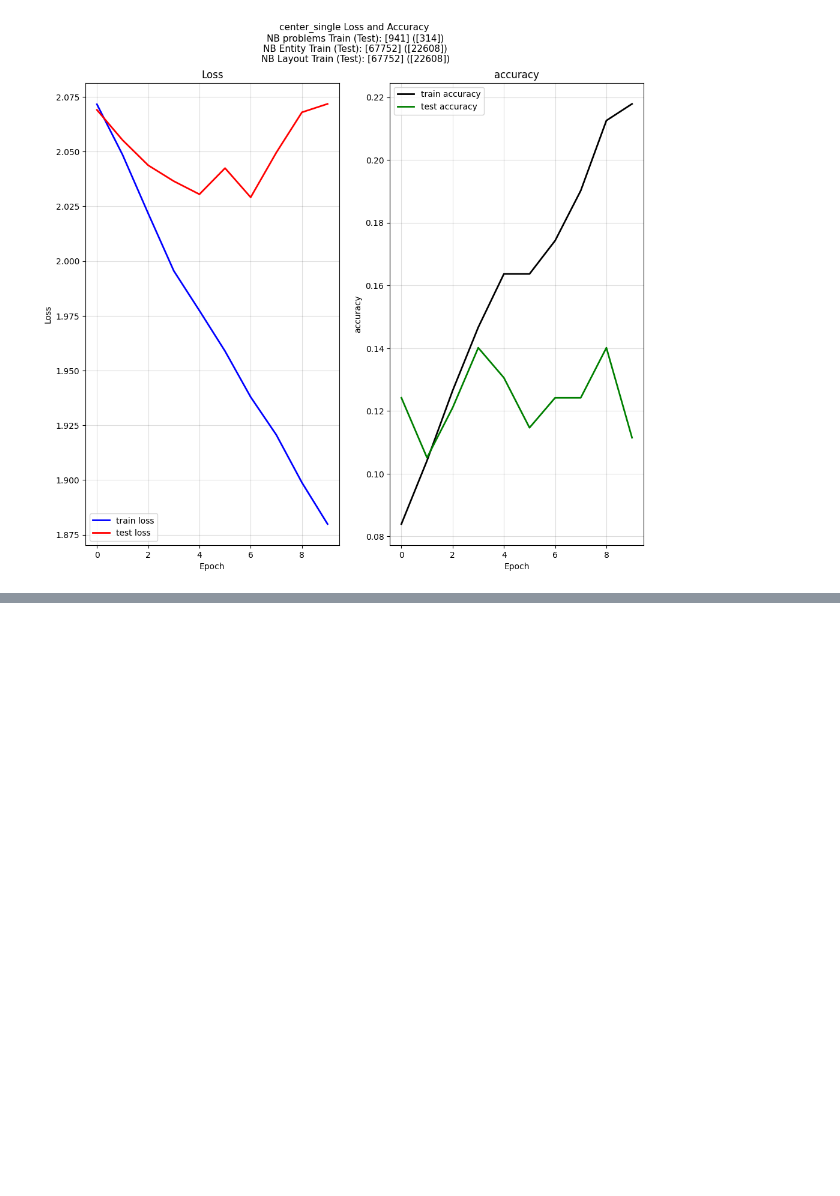
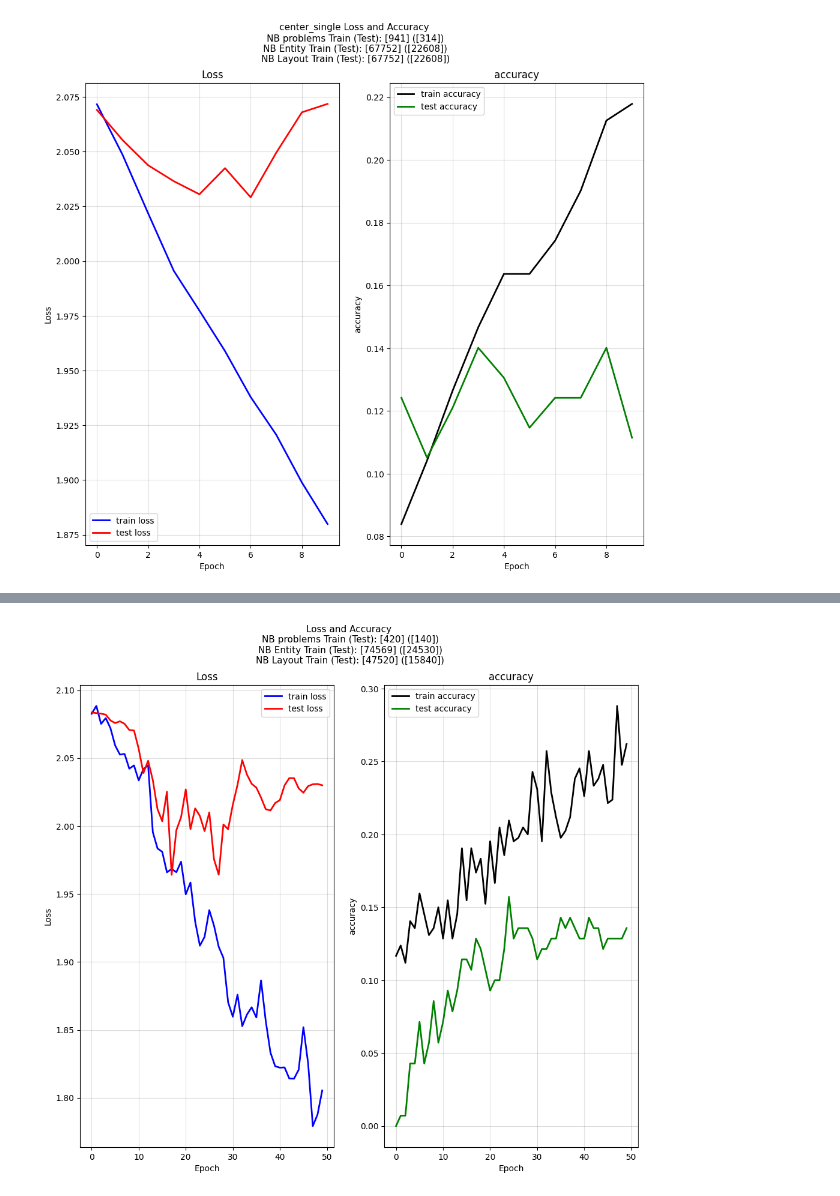
Before and after one commit to DhiaEddineSaidi/HRI-GNN, a Jupyter notebook: notebooks/reasoning_system_gnn_encoder.ipynb, the cells around one changed output, grey strips where cells are left out. Cells and saved outputs as stored; diff of their text form; code cells hidden in the pictures; blank space fills up the shorter version.

```diff
--- a/notebooks/reasoning_system_gnn_encoder.ipynb
+++ b/notebooks/reasoning_system_gnn_encoder.ipynb
@@ -388,16 +287,16 @@ from hri_gnn.config.const import SPLITS
 torch.manual_seed(92)
 random.seed(92)
 
-DATASET = 'raven-20000'
-PERCENTAGE_LIMIT = 0.5
-BATCH_SIZE = 100
+DATASET = 'raven-100'
+PERCENTAGE_LIMIT = 0.1
+BATCH_SIZE = 10
 
 active_configs = [Configuration.CENTER_SINGLE.value]
 
 datatsets_dict = {}
 dataloaders_dict = {}
 
-for config in Configuration.all():
+for config in Configuration.all()[:1]:
     for split in SPLITS:
         datatsets_dict[f"{config}_{split}"] = RavenDataset(dataset=DATASET,
                                               split=split,
@@ -409,7 +308,7 @@ for config in Configuration.all():
                                                 shuffle= split == 'train',
                                                 collate_fn=raven_flat_collate)
 # %%
-for config in Configuration.all():
+for config in Configuration.all()[:1]:
     print("="*60)
     for split in SPLITS:
         print(f"{config}_{split}: \t\t {len(datatsets_dict[f"{config}_{split}"])}")
@@ -578,0 +547,8 @@ for config in Configuration.all()[:1]:
+# %%
+# load the saved model
+
+output_path = paths.get_output_path()
+
+raven_encoder = RavenCnnEncoder()
+
+raven_encoder.load_state_dict(torch.load(f=output_path/'models'/'raven_cnn_encoder_final.pth'))
@@ -578,0 +614,37 @@ for config in Configuration.all()[:1]:
+# %%
+# read json history_dict
+output_path = paths.get_output_path()
+train_only=False
+# for config in Configuration.all()[:1]:
+    # history_dict_path = output_path /"history"/"gnn"/f"training_history_{config}.json"
+    # with open(history_dict_path, 'r') as json_file:
+    #     history_dict = json.load(json_file)
+        # print(history_dict)
+cfg_history_dict = history
+fig, axes = plt.subplots(nrows=1, ncols=2, figsize=(12,10))
+subtitle = f"Loss and Accuracy \n"
+subtitle +=f"NB problems Train (Test): {cfg_history_dict["train_number_of_problems"]} ({cfg_history_dict["test_number_of_problems"]})\n"
+subtitle +=f"NB Entity Train (Test): {cfg_history_dict["train_entity"]} ({cfg_history_dict["test_entity"]})\n"
+subtitle +=f"NB Layout Train (Test): {cfg_history_dict["train_layout"]} ({cfg_history_dict["test_layout"]})"
+fig.suptitle(subtitle, fontsize=11)
+axes[0].plot(range(epochs), cfg_history_dict['train_loss'] , color='blue', linewidth=2, label='train loss')
+if not train_only:
+    axes[0].plot(range(epochs), cfg_history_dict['test_loss'] , color='red', linewidth=2, label='test loss')
+axes[0].set_title(f'Loss')
+axes[0].set_xlabel('Epoch')
+axes[0].set_ylabel('Loss')
+axes[0].legend()
+axes[0].grid(True, alpha=0.2, color='#555')
+axes[1].plot(range(epochs), cfg_history_dict['train_accuracy'],color="black",linewidth=2, label=f'train accuracy')
+if not train_only:
+    axes[1].plot(range(epochs), cfg_history_dict['test_accuracy'],color="green",linewidth=2, label=f'test accuracy')
+axes[1].set_title(f'accuracy')
+axes[1].set_xlabel('Epoch')
+axes[1].set_ylabel('accuracy')
+axes[1].legend()
+axes[1].grid(True, alpha=0.2, color='#555')
+# gnn_curves_path = output_path/"metric_curves"/"gnn"/f"{config}_loss_accuracy.png"
+# plt.savefig(gnn_curves_path)
+# print(f"\n[OK] {config} curves saved to {gnn_curves_path}")
+# %% [output]
+[figure, added]
```
Also changed, not shown: parts of 24 cells of this notebook, 31 other files.
